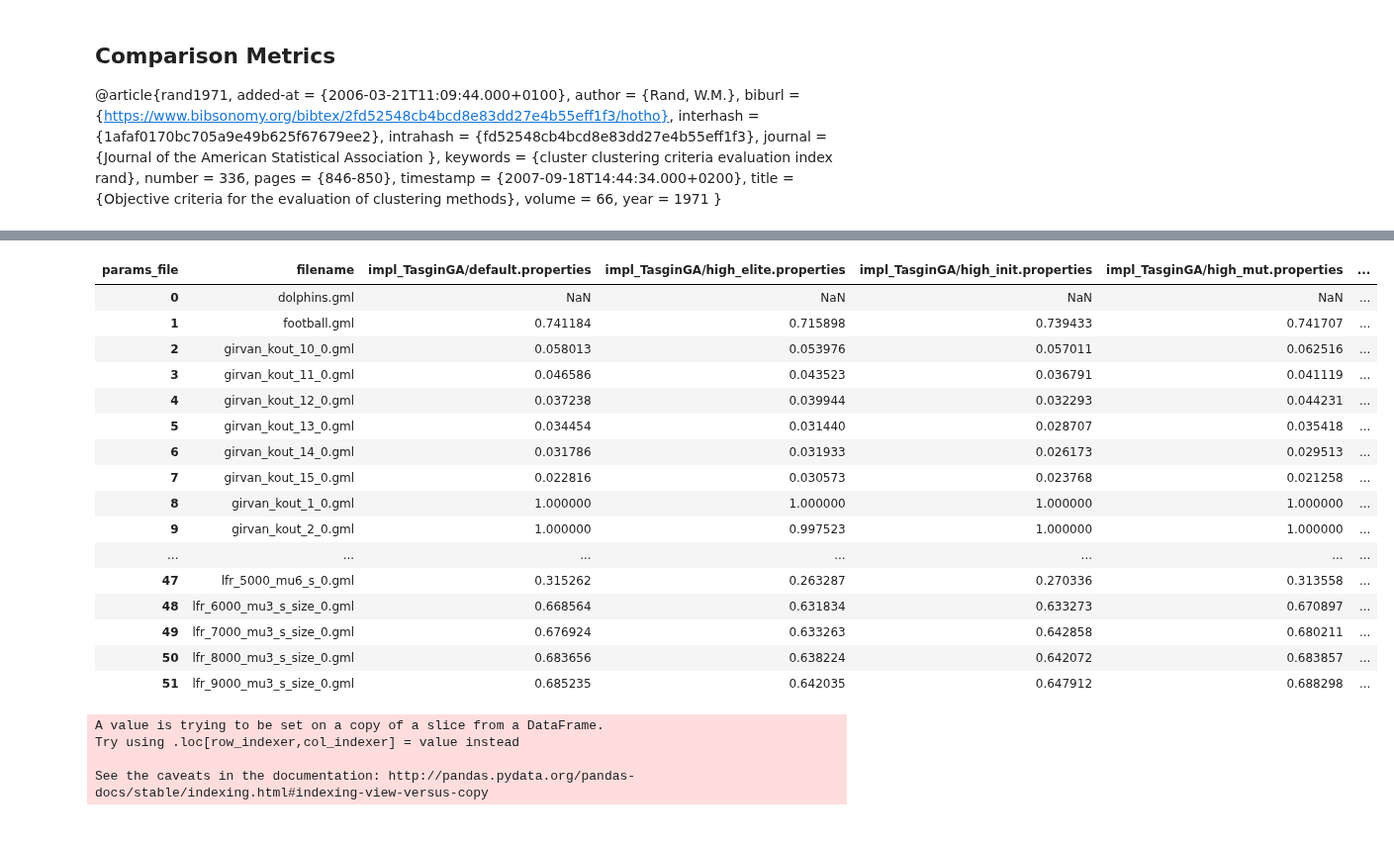
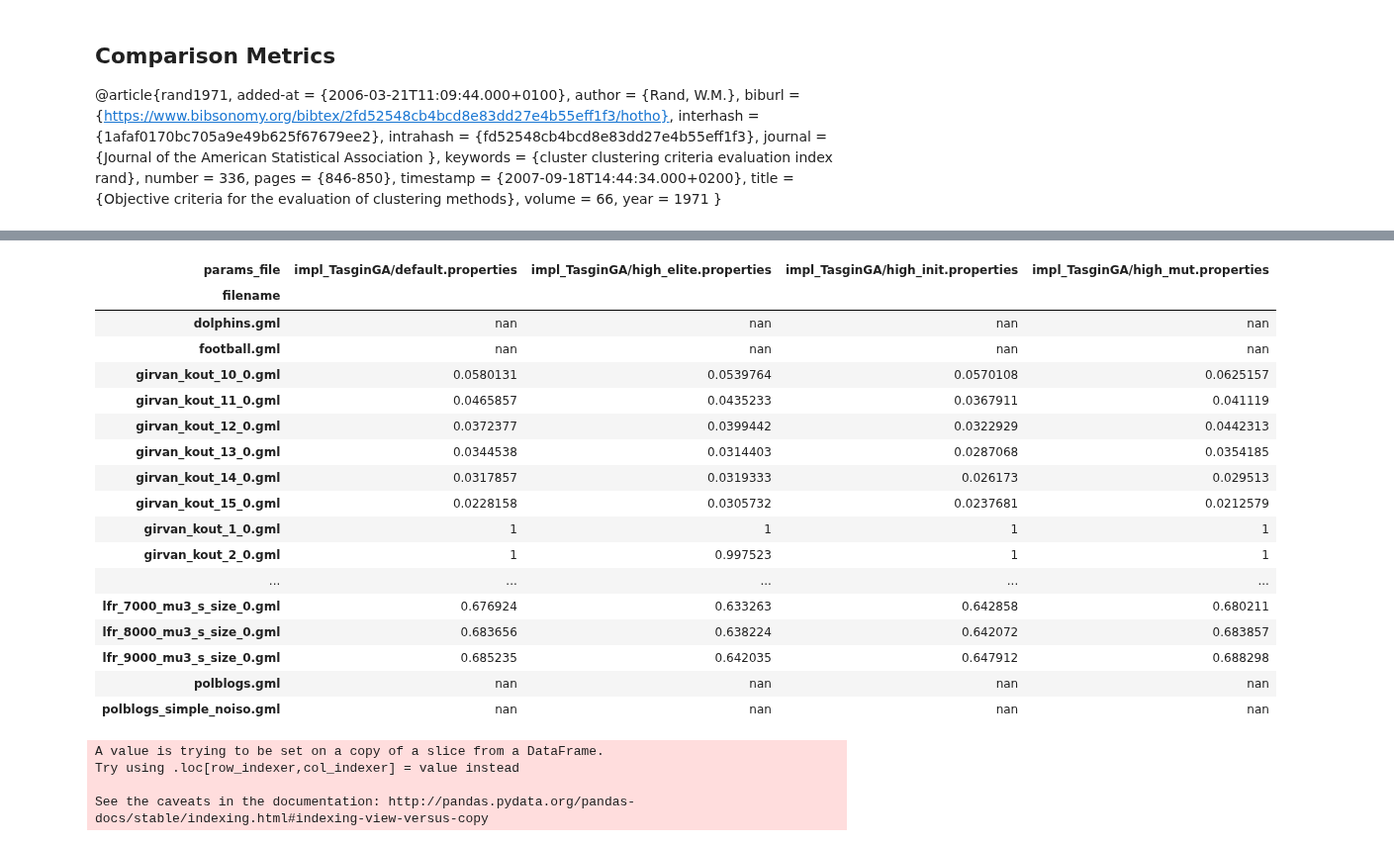
Before and after one commit to PrestonEn/alien-pineapple, a Jupyter notebook: ga_analysis.ipynb, the cells around one changed output, grey strips where cells are left out. Shown at 99% size. Cells and saved outputs as stored; diff of their text form; code cells hidden in the pictures.

```diff
--- a/ga_analysis.ipynb
+++ b/ga_analysis.ipynb
@@ -12,7 +12,7 @@ import matplotlib.pyplot as plt
 # %%
 # Read sqlite query results into a pandas DataFrame
 con = sqlite3.connect("ClusterResults.db")
-df = pd.read_sql_query("SELECT * from ClusterResults", con)
+df = pd.read_sql_query("SELECT * from ClusterResults where params_file not like '%large%'", con)
 
 # Verify that result of SQL query is stored in the dataframe
 con.close()
@@ -78,14 +78,6 @@ df['adjusted_rand'] = df[['membership', 'true_membership']].apply(lambda s:
 df['split_join'] = df[['membership', 'true_membership']].apply(lambda s:
                                                         None if s[1] == [] else
                                                         ig.compare_communities(s[0], s[1], method="split-join"), axis=1)
-# %%
-df.head()
-def highlight_max(s):
-    '''
-    highlight the maximum in a Series yellow.
-    '''
-    is_max = s == s.max()
-    return ['background-color: yellow' if v else '' for v in is_max]
 # %%
 def identifyConverge(vals):
     """find the earliest occurance of the maximum value in a list
@@ -217,26 +213,27 @@ gacd_valtable
 with open('gacd.tex','w') as tf:
     tf.write(ganet_valtable.to_latex())
 # %%
-tbga_valtable = tbga.groupby(['filename','params_file'], sort=False)['nmi'].mean().reset_index().pivot('filename', 'params_file', 'nmi').reset_index()
-tbga_valtable
+tbga_valtable = tbga.groupby(['filename','params_file'], sort=False)['nmi'].mean().reset_index().pivot('filename', 'params_file', 'nmi')
+tbga_valtable.style.apply(highlight_max, axis=1)
 # %% [output]
-| params_file | filename | impl_TasginGA/default.properties | impl_TasginGA/high_elite.properties | impl_TasginGA/high_init.properties | impl_TasginGA/high_mut.properties | ... |
-| 0 | dolphins.gml | NaN | NaN | NaN | NaN | ... |
-| 1 | football.gml | 0.741184 | 0.715898 | 0.739433 | 0.741707 | ... |
-| 2 | girvan_kout_10_0.gml | 0.058013 | 0.053976 | 0.057011 | 0.062516 | ... |
-| 3 | girvan_kout_11_0.gml | 0.046586 | 0.043523 | 0.036791 | 0.041119 | ... |
-| 4 | girvan_kout_12_0.gml | 0.037238 | 0.039944 | 0.032293 | 0.044231 | ... |
-| 5 | girvan_kout_13_0.gml | 0.034454 | 0.031440 | 0.028707 | 0.035418 | ... |
-| 6 | girvan_kout_14_0.gml | 0.031786 | 0.031933 | 0.026173 | 0.029513 | ... |
-| 7 | girvan_kout_15_0.gml | 0.022816 | 0.030573 | 0.023768 | 0.021258 | ... |
-| 8 | girvan_kout_1_0.gml | 1.000000 | 1.000000 | 1.000000 | 1.000000 | ... |
-| 9 | girvan_kout_2_0.gml | 1.000000 | 0.997523 | 1.000000 | 1.000000 | ... |
-| ... | ... | ... | ... | ... | ... | ... |
-| 47 | lfr_5000_mu6_s_0.gml | 0.315262 | 0.263287 | 0.270336 | 0.313558 | ... |
-| 48 | lfr_6000_mu3_s_size_0.gml | 0.668564 | 0.631834 | 0.633273 | 0.670897 | ... |
-| 49 | lfr_7000_mu3_s_size_0.gml | 0.676924 | 0.633263 | 0.642858 | 0.680211 | ... |
-| 50 | lfr_8000_mu3_s_size_0.gml | 0.683656 | 0.638224 | 0.642072 | 0.683857 | ... |
-| 51 | lfr_9000_mu3_s_size_0.gml | 0.685235 | 0.642035 | 0.647912 | 0.688298 | ... |
+| params_file | impl_TasginGA/default.properties | impl_TasginGA/high_elite.properties | impl_TasginGA/high_init.properties | impl_TasginGA/high_mut.properties |
+| filename |  |  |  |  |
+| dolphins.gml | nan | nan | nan | nan |
+| football.gml | nan | nan | nan | nan |
+| girvan_kout_10_0.gml | 0.0580131 | 0.0539764 | 0.0570108 | 0.0625157 |
+| girvan_kout_11_0.gml | 0.0465857 | 0.0435233 | 0.0367911 | 0.041119 |
+| girvan_kout_12_0.gml | 0.0372377 | 0.0399442 | 0.0322929 | 0.0442313 |
+| girvan_kout_13_0.gml | 0.0344538 | 0.0314403 | 0.0287068 | 0.0354185 |
+| girvan_kout_14_0.gml | 0.0317857 | 0.0319333 | 0.026173 | 0.029513 |
+| girvan_kout_15_0.gml | 0.0228158 | 0.0305732 | 0.0237681 | 0.0212579 |
+| girvan_kout_1_0.gml | 1 | 1 | 1 | 1 |
+| girvan_kout_2_0.gml | 1 | 0.997523 | 1 | 1 |
+| ... | ... | ... | ... | ... |
+| lfr_7000_mu3_s_size_0.gml | 0.676924 | 0.633263 | 0.642858 | 0.680211 |
+| lfr_8000_mu3_s_size_0.gml | 0.683656 | 0.638224 | 0.642072 | 0.683857 |
+| lfr_9000_mu3_s_size_0.gml | 0.685235 | 0.642035 | 0.647912 | 0.688298 |
+| polblogs.gml | nan | nan | nan | nan |
+| polblogs_simple_noiso.gml | nan | nan | nan | nan |
 # %%
 with open('tasgin.tex','w') as tf:
     tf.write(tbga_valtable.to_latex())
```
Also changed, not shown: parts of 10 cells of this notebook, 27 other files.
